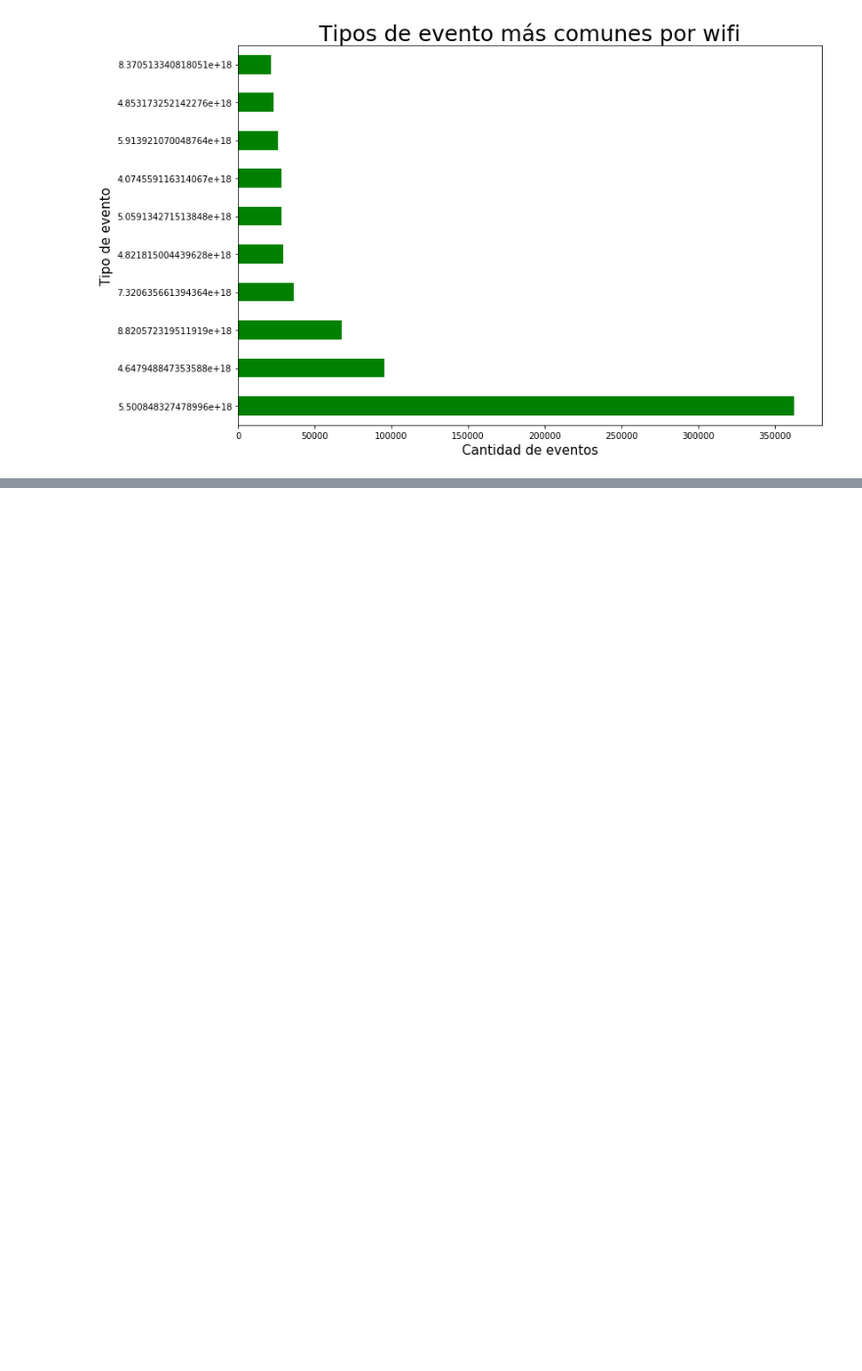
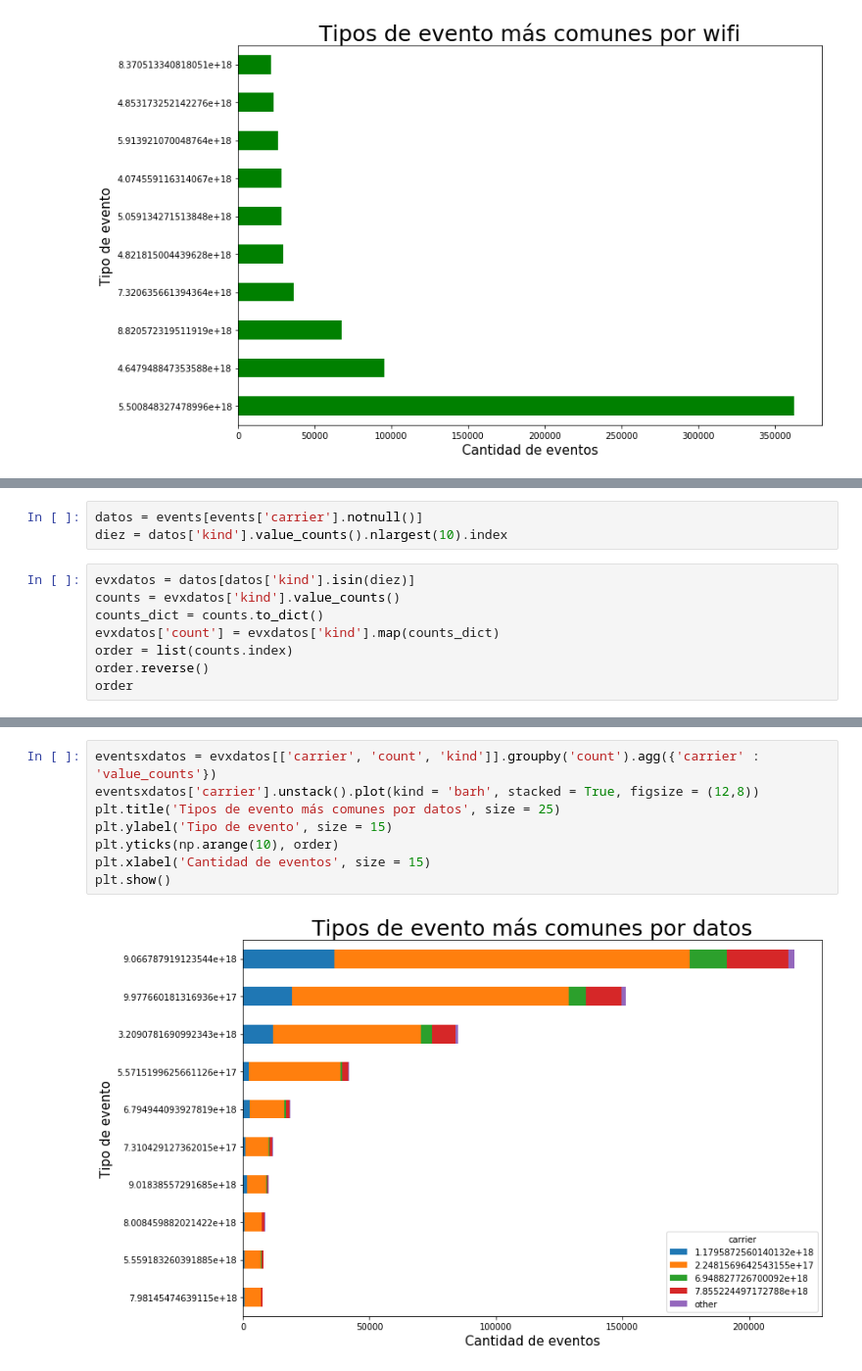
Before and after one commit to shizus/7506-1c2019, a Jupyter notebook: scripts/events.ipynb, the cells around one changed output, grey strips where cells are left out. Shown at 98% size. Drawn from its saved outputs; the diff is of its cells as text; blank space fills up the shorter version.

Commit message:
grafico de datos

```diff
--- a/scripts/events.ipynb
+++ b/scripts/events.ipynb
@@ -1011,0 +1010,11 @@ topappsxwifi = wifi['']
+# %%
+datos = events[events['carrier'].notnull()]
+diez = datos['kind'].value_counts().nlargest(10).index
+# %%
+evxdatos = datos[datos['kind'].isin(diez)]
+counts = evxdatos['kind'].value_counts()
+counts_dict = counts.to_dict()
+evxdatos['count'] = evxdatos['kind'].map(counts_dict)
+order = list(counts.index)
+order.reverse()
+order
@@ -1011,0 +1037,10 @@ topappsxwifi = wifi['']
+# %%
+eventsxdatos = evxdatos[['carrier', 'count', 'kind']].groupby('count').agg({'carrier' : 'value_counts'})
+eventsxdatos['carrier'].unstack().plot(kind = 'barh', stacked = True, figsize = (12,8))
+plt.title('Tipos de evento más comunes por datos', size = 25)
+plt.ylabel('Tipo de evento', size = 15)
+plt.yticks(np.arange(10), order)
+plt.xlabel('Cantidad de eventos', size = 15)
+plt.show()
+# %% [output]
+[figure, added]
```
Also changed, not shown: parts of 3 cells of this notebook.
